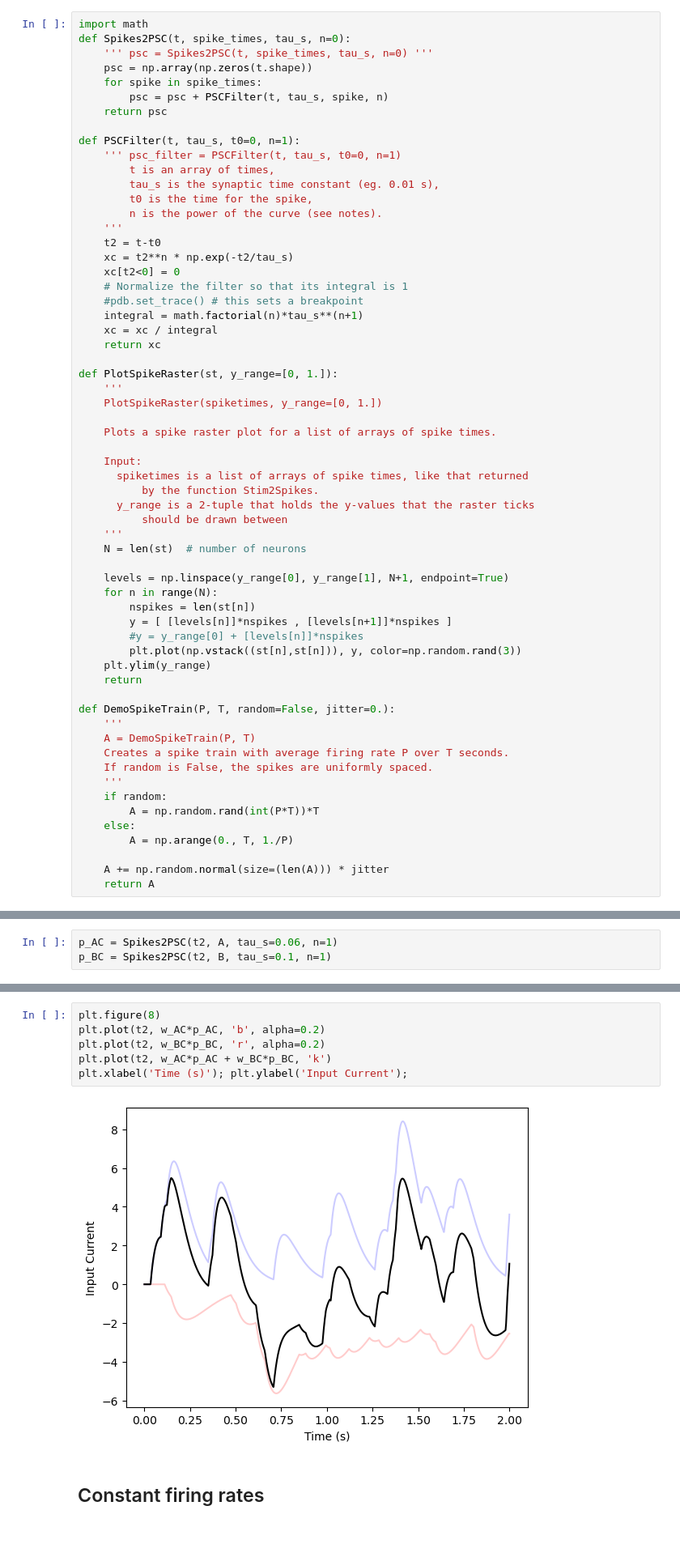
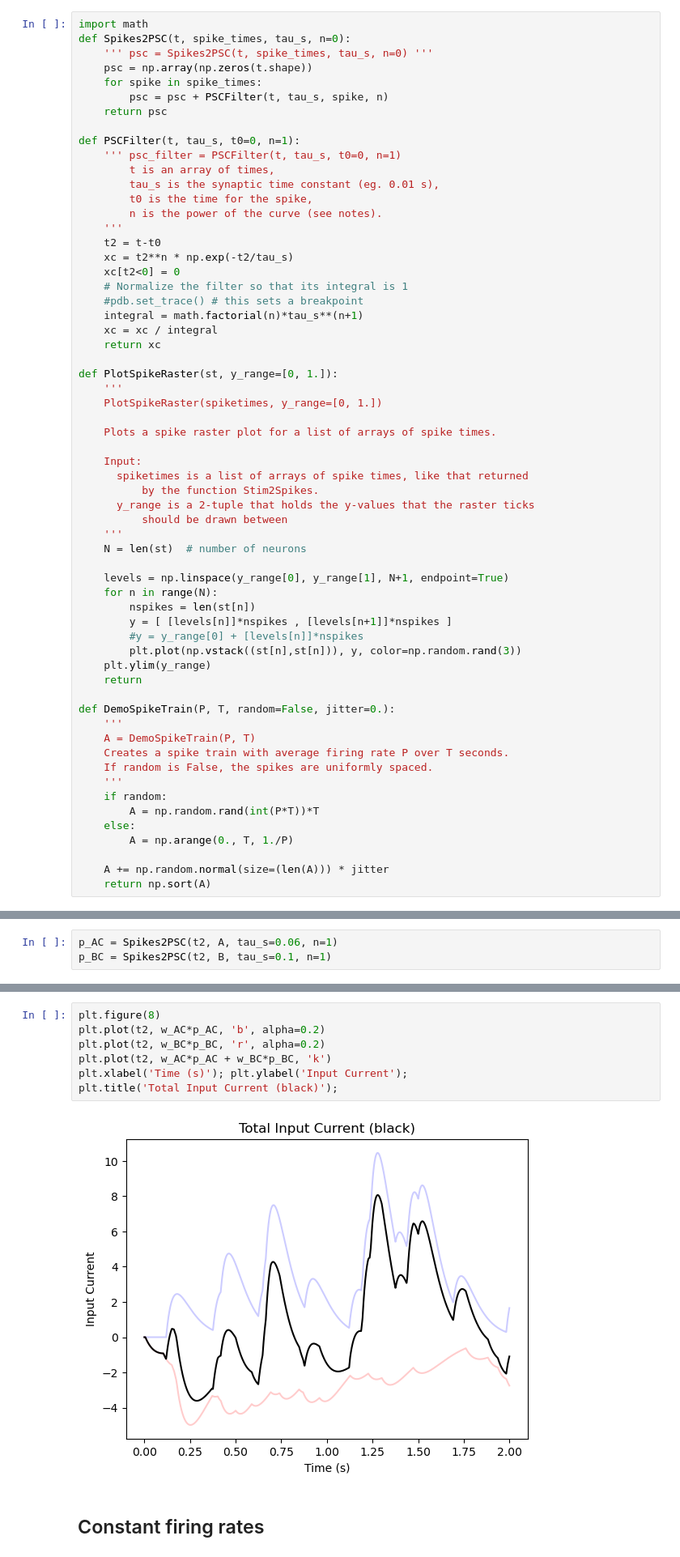
Before and after one commit to jorchard/neuron_models, a Jupyter notebook: Synapses.ipynb, the cells around one changed output, grey strips where cells are left out. Shown: that part at 81% size. Drawn from its saved outputs; the diff is of its cells as text; blank space fills up the shorter version.

```diff
--- a/Synapses.ipynb
+++ b/Synapses.ipynb
@@ -76,5 +76,5 @@ def DemoSpikeTrain(P, T, random=False, jitter=0.):
         A = np.arange(0., T, 1./P)
 
     A += np.random.normal(size=(len(A))) * jitter
-    return A
+    return np.sort(A)
 # %% [markdown]
@@ -238,11 +238,12 @@ plt.axis('auto');
 # %%
 plt.figure(8)
 plt.plot(t2, w_AC*p_AC, 'b', alpha=0.2)
 plt.plot(t2, w_BC*p_BC, 'r', alpha=0.2)
 plt.plot(t2, w_AC*p_AC + w_BC*p_BC, 'k')
 plt.xlabel('Time (s)'); plt.ylabel('Input Current');
+plt.title('Total Input Current (black)');
 # %% [output]
-[figure, old version]
+[figure, new version]
 # %% [markdown]
 ## Constant firing rates
 # %%
```
Also changed, not shown: parts of 21 cells of this notebook.
